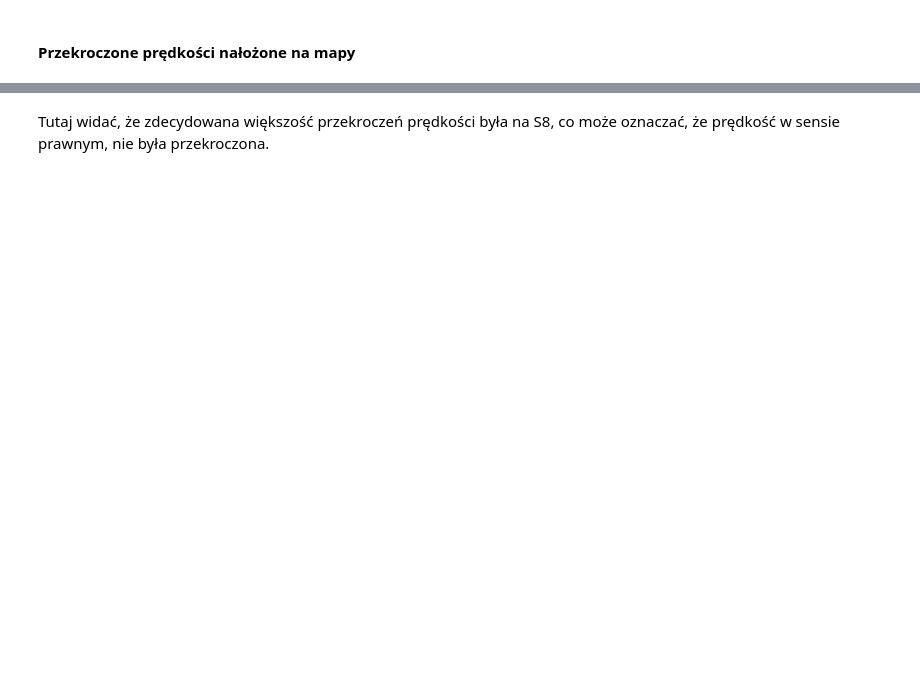
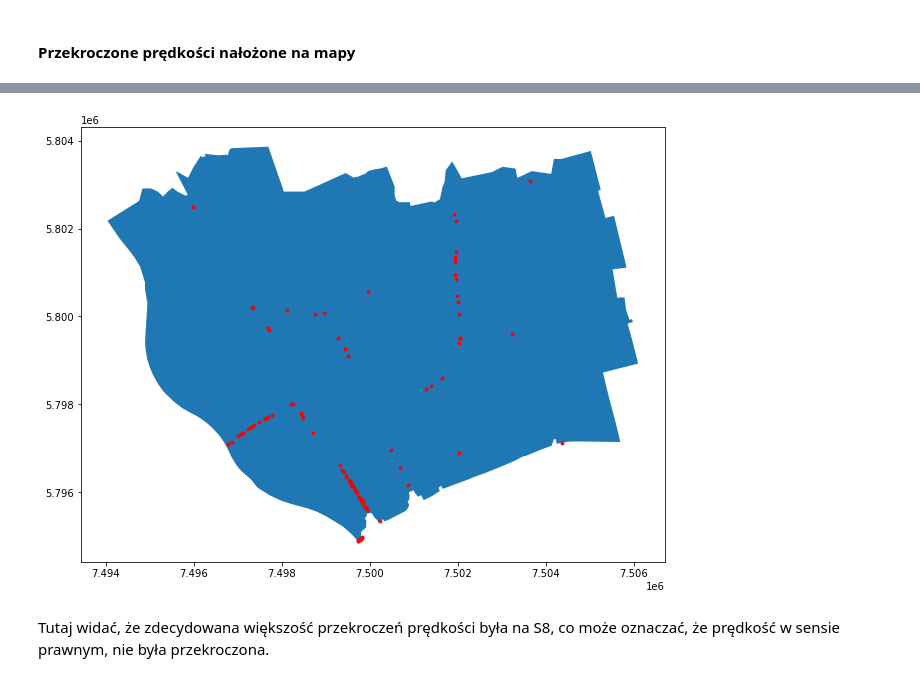
Before and after one commit to python-wizard-old/data_analysis_ztm_warsaw_buses, a Jupyter notebook: whole_process.ipynb, the cells around one changed output, grey strips where cells are left out. Cells and saved outputs as stored; diff of their text form; code cells hidden in the pictures; blank space fills up the shorter version.

```diff
--- a/whole_process.ipynb
+++ b/whole_process.ipynb
@@ -370,10 +467,12 @@ _ = plt.plot(legend=False)
 # %%
 dis = districts_speeding_day.idxmax(axis=0, skipna=True)
 # %%
-plt.rcParams['figure.figsize'] = [20, 10]
+plt.rcParams['figure.figsize'] = [16, 8]
 fig, ax = plt.subplots()
 warsaw[warsaw['name'] == dis].plot(ax=ax, label=dis, legend=False)
 gdf_day[(gdf_day.speed_km_h > 50) & (gdf_day.District == dis)].plot(ax=ax, color='red', markersize=8, legend=False)
 _ = plt.plot(legend=False)
+# %% [output]
+[figure, added]
 # %% [markdown]
 Tutaj widać, że zdecydowana większość przekroczeń prędkości była na S8, co może oznaczać, że prędkość w sensie prawnym, nie była przekroczona.
```
Also changed, not shown: parts of 23 cells of this notebook, 5 other files.
